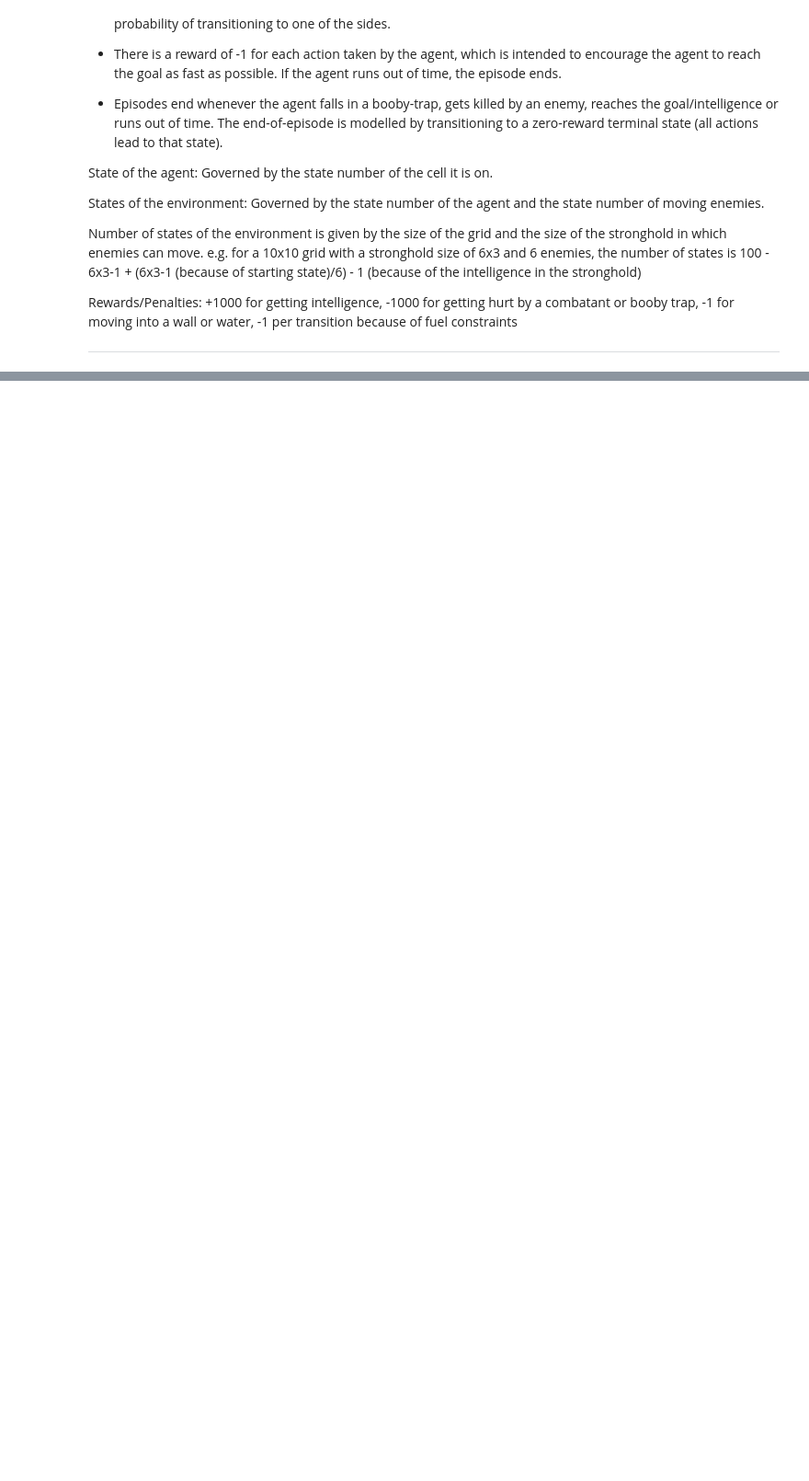
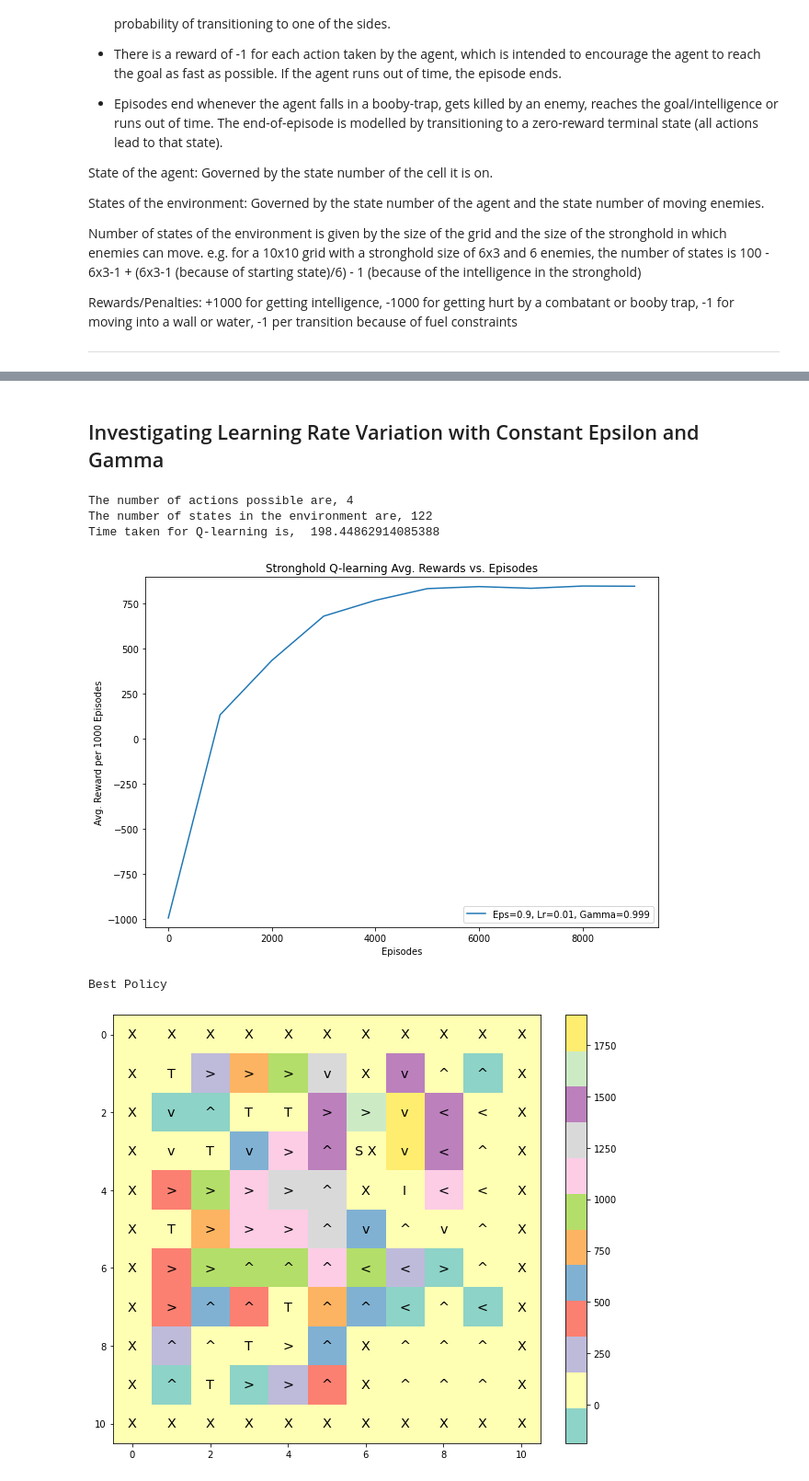
Before and after one commit to Assassinsarms/Stronghold-MDP-Q-learning-in-Stronghold-Environment-DDPG-in-Lunar-Lander, a Jupyter notebook: Aaron_Mir_INM707_Task2.ipynb, the cells around one changed output, grey strips where cells are left out. Shown: that part at 92% size. Cells and saved outputs as stored; diff of their text form; code cells hidden in the pictures; blank space fills up the shorter version.

```diff
--- a/Aaron_Mir_INM707_Task2.ipynb
+++ b/Aaron_Mir_INM707_Task2.ipynb
@@ -247,0 +358,33 @@ def changing_gamma(epsilon, gamma, lr):
+# %% [markdown]
+## Investigating Learning Rate Variation with Constant Epsilon and Gamma
+# %%
+stronghold.reset()
+## Q-learning parameters
+epsilon = 0.9
+# ε is assigned a real number between 0 and 1.
+# With probability ε the agent chooses a random action.
+# With probability 1-ε the agent acts greedily.
+lr = 0.01               # learning rate changed, rest stay the same
+discount = 0.999
+episodes = 10000
+learning_len = 1000
+view = False
+mode = 'Train'
+plot = True
+agent = Agent(stronghold, epsilon, lr, episodes, learning_len=learning_len, discount_factor=discount, mode=mode, view=view)
+start = time.time()
+avg_eval_rewards, q_table, eps_decay = agent.Qlearn()
+print('Time taken for Q-learning is, ', time.time() - start)
+#trained_model = agent.save_model('q-learn')
+if plot:
+    agent.plot_evaluation(avg_eval_rewards, learning_len, epsilon, lr, discount)
+    agent.plot_policy(q_table)
+    #agent.print_q_table(q_table)
+avg_eval_rewards_e09lr01d999e10kl1k = avg_eval_rewards
+# %% [output]
+The number of actions possible are, 4
+The number of states in the environment are, 122
+Time taken for Q-learning is,  198.44862914085388
+[figure, added]
+Best Policy
+[figure, added]
```
Also changed, not shown: parts of 24 cells of this notebook, 12 other files.
